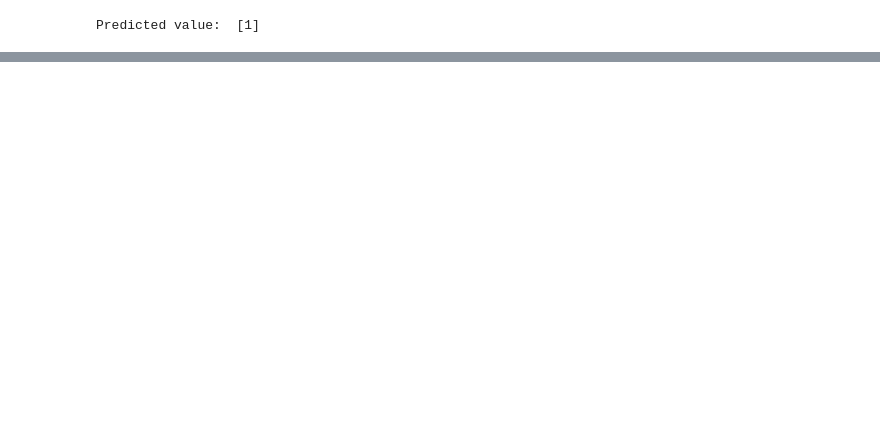
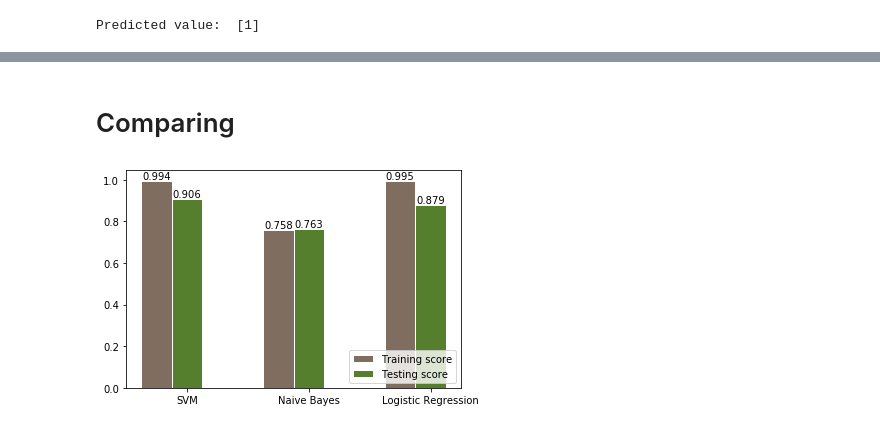
Before and after one commit to ksenyaklakovych/Author-Identification-NLP, a Jupyter notebook: AuthorIdentification.ipynb, the cells around one changed output, grey strips where cells are left out. Drawn from its saved outputs; the diff is of its cells as text; code cells hidden in the pictures; blank space fills up the shorter version.

```diff
--- a/AuthorIdentification.ipynb
+++ b/AuthorIdentification.ipynb
@@ -207,0 +293,18 @@ Normalized confusion matrix
+# %%
+from sklearn import linear_model
+clf = linear_model.LogisticRegression(C=1e5)
+vect = CountVectorizer()
+vect.fit(X_train)
+X_train_dtm = vect.transform(X_train)
+X_train_dtm = vect.fit_transform(X_train)
+X_test_dtm = vect.transform(X_test)
+# %%
+from sklearn import linear_model
+clf = linear_model.LogisticRegression(C=1e5)
+clf.fit(X_train_dtm, y_train)
+logistic_test = clf.score(X_test_dtm, y_test)
+logistic_train = clf.score(X_train_dtm, y_train)
+
+# metrics.accuracy_score(y_test, y_pred_class)
+print(logistic_train)
+print(logistic_test)
@@ -208,3 +321,33 @@ Normalized confusion matrix
+# %% [markdown]
+# Comparing
+# %%
+barWidth = 0.25
+
+bars1 = [score_train1,train_naive,logistic_train]
+bars2 = [score_test1,test_naive,logistic_test]
+
+r1 = np.arange(len(bars1))
+r2 = [x + barWidth for x in r1]
+
+plt.bar(r1, bars1, color='#7f6d5f', width=barWidth, edgecolor='white', label='Training score')
+plt.bar(r2, bars2, color='#557f2d', width=barWidth, edgecolor='white', label='Testing score')
+
+plt.xticks([r + barWidth for r in range(len(bars1))], ['SVM', 'Naive Bayes', 'Logistic Regression'])
+
+plt.legend(loc = 'lower right')
+
+rects=[score_train1,score_test1,train_naive,test_naive,logistic_train,logistic_test]
+labels = [round(x,3) for x in rects]
+
+width=[0,0.25,1,1.25,2,2.25]
+i=0
+for rect, label in zip(rects, labels):
+    height = rect
+    plt.text(width[i], height + 0.0001, label,
+            ha='center', va='bottom')
+    i+=1
+# %% [output]
+[figure, added]
 # %%
 # with open('hunger_games.txt', encoding='utf-8', newline='') as f:
 #     contents = f.read().replace('\n','')
```
Also changed, not shown: parts of 16 cells of this notebook.
